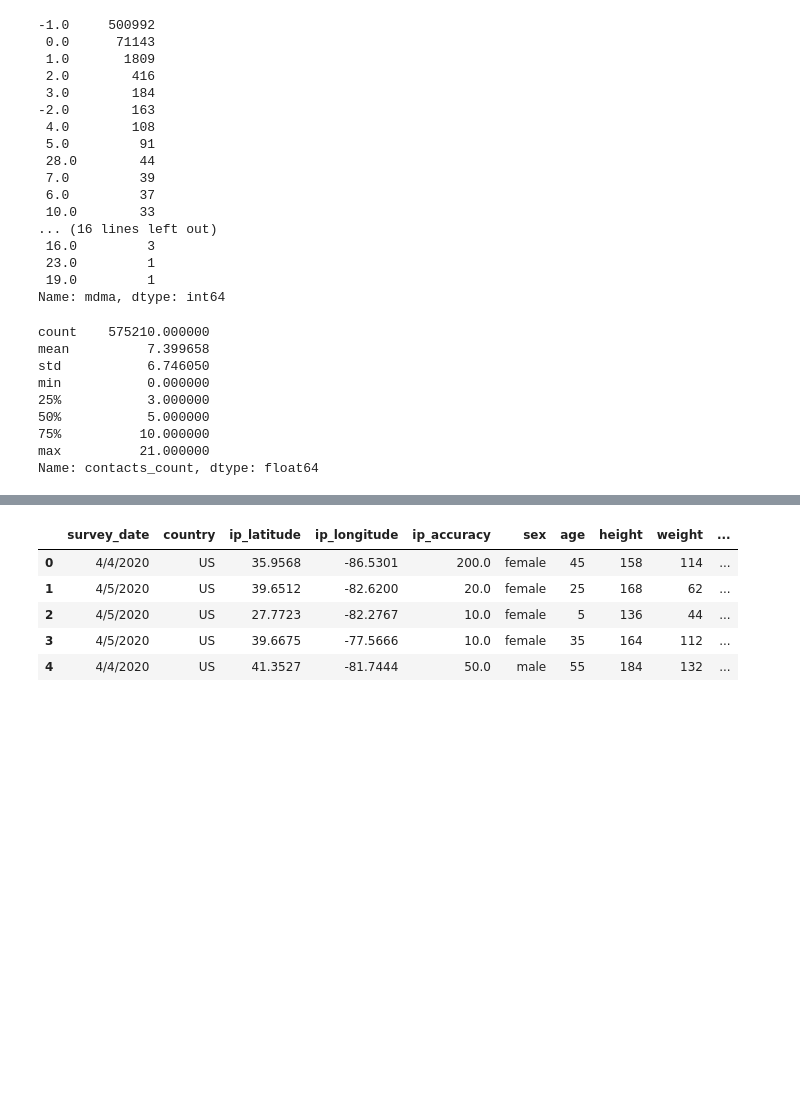
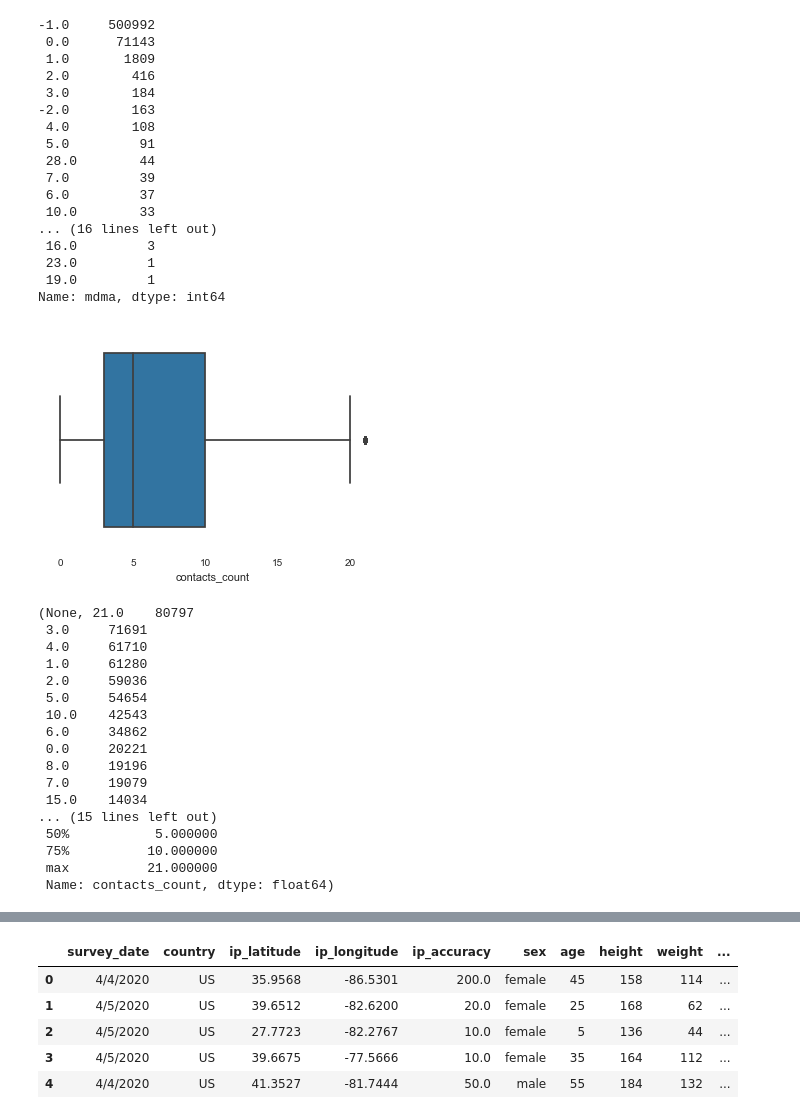
Before and after one commit to andiosika/Binomial-Classification-Ranom-Forest-hyper-imbalance, a Jupyter notebook: student.ipynb, the cells around one changed output, grey strips where cells are left out. Saved outputs shown, nothing was run; the diff lists cells and outputs as text; code cells hidden in the pictures; blank space fills up the shorter version.

```diff
--- a/student.ipynb
+++ b/student.ipynb
@@ -714,15 +688,24 @@ df['mdma'].value_counts()
  23.0         1
  19.0         1
 Name: mdma, dtype: int64
-# %%
-df['contacts_count'].describe()
-# %% [output]
-count    575210.000000
-mean          7.399658
-std           6.746050
-min           0.000000
-25%           3.000000
-50%           5.000000
-75%          10.000000
-max          21.000000
-Name: contacts_count, dtype: float64
+# %%
+bxplt(df['contacts_count'])
+# %% [output]
+[figure, added]
+(None, 21.0    80797
+ 3.0     71691
+ 4.0     61710
+ 1.0     61280
+ 2.0     59036
+ 5.0     54654
+ 10.0    42543
+ 6.0     34862
+ 0.0     20221
+ 8.0     19196
+ 7.0     19079
+ 15.0    14034
+... (15 lines left out)
+ 50%           5.000000
+ 75%          10.000000
+ max          21.000000
+ Name: contacts_count, dtype: float64)
```
Also changed, not shown: parts of 72 cells of this notebook, 2 other files.
